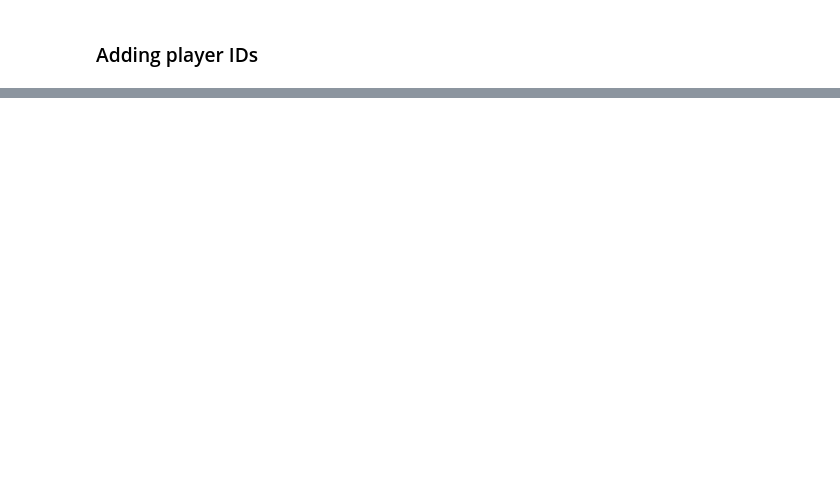
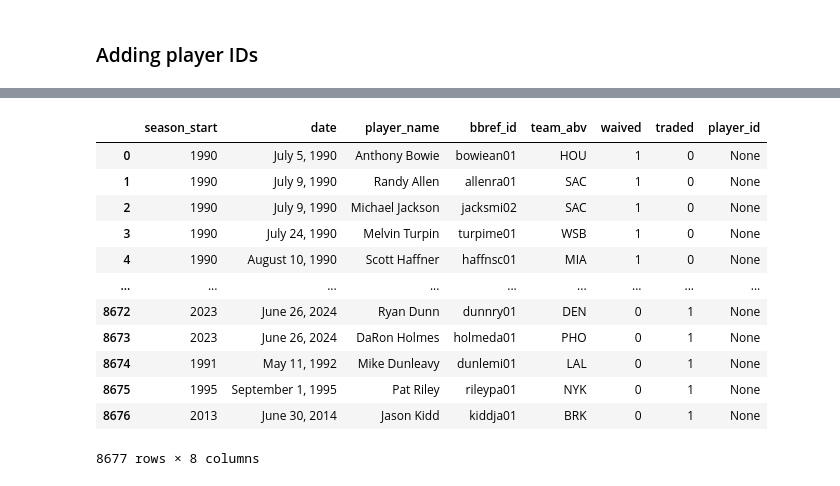
Before and after one commit to aapandy2/predicting_nba_player_retention, a Jupyter notebook: Data/SalaryData/web_scraping_transactions.ipynb, the cells around one changed output, grey strips where cells are left out. Cells and saved outputs as stored; diff of their text form; code cells hidden in the pictures; blank space fills up the shorter version.

```diff
--- a/Data/SalaryData/web_scraping_transactions.ipynb
+++ b/Data/SalaryData/web_scraping_transactions.ipynb
@@ -175,0 +182,20 @@ transaction_df = pd.read_csv("Data/transaction_data.csv")
+# %%
+# load transaction data, add player_id column
+
+transaction_df = pd.read_csv("Data/transaction_data.csv")
+transaction_df["player_id"] = None
+transaction_df
+# %% [output]
+|  | season_start | date | player_name | bbref_id | team_abv | waived | traded | player_id |
+| 0 | 1990 | July 5, 1990 | Anthony Bowie | bowiean01 | HOU | 1 | 0 | None |
+| 1 | 1990 | July 9, 1990 | Randy Allen | allenra01 | SAC | 1 | 0 | None |
+| 2 | 1990 | July 9, 1990 | Michael Jackson | jacksmi02 | SAC | 1 | 0 | None |
+| 3 | 1990 | July 24, 1990 | Melvin Turpin | turpime01 | WSB | 1 | 0 | None |
+| 4 | 1990 | August 10, 1990 | Scott Haffner | haffnsc01 | MIA | 1 | 0 | None |
+| ... | ... | ... | ... | ... | ... | ... | ... | ... |
+| 8672 | 2023 | June 26, 2024 | Ryan Dunn | dunnry01 | DEN | 0 | 1 | None |
+| 8673 | 2023 | June 26, 2024 | DaRon Holmes | holmeda01 | PHO | 0 | 1 | None |
+| 8674 | 1991 | May 11, 1992 | Mike Dunleavy | dunlemi01 | LAL | 0 | 1 | None |
+| 8675 | 1995 | September 1, 1995 | Pat Riley | rileypa01 | NYK | 0 | 1 | None |
+| 8676 | 2013 | June 30, 2014 | Jason Kidd | kiddja01 | BRK | 0 | 1 | None |
+8677 rows × 8 columns
```
Also changed, not shown: parts of 44 cells of this notebook, 2 other files.
